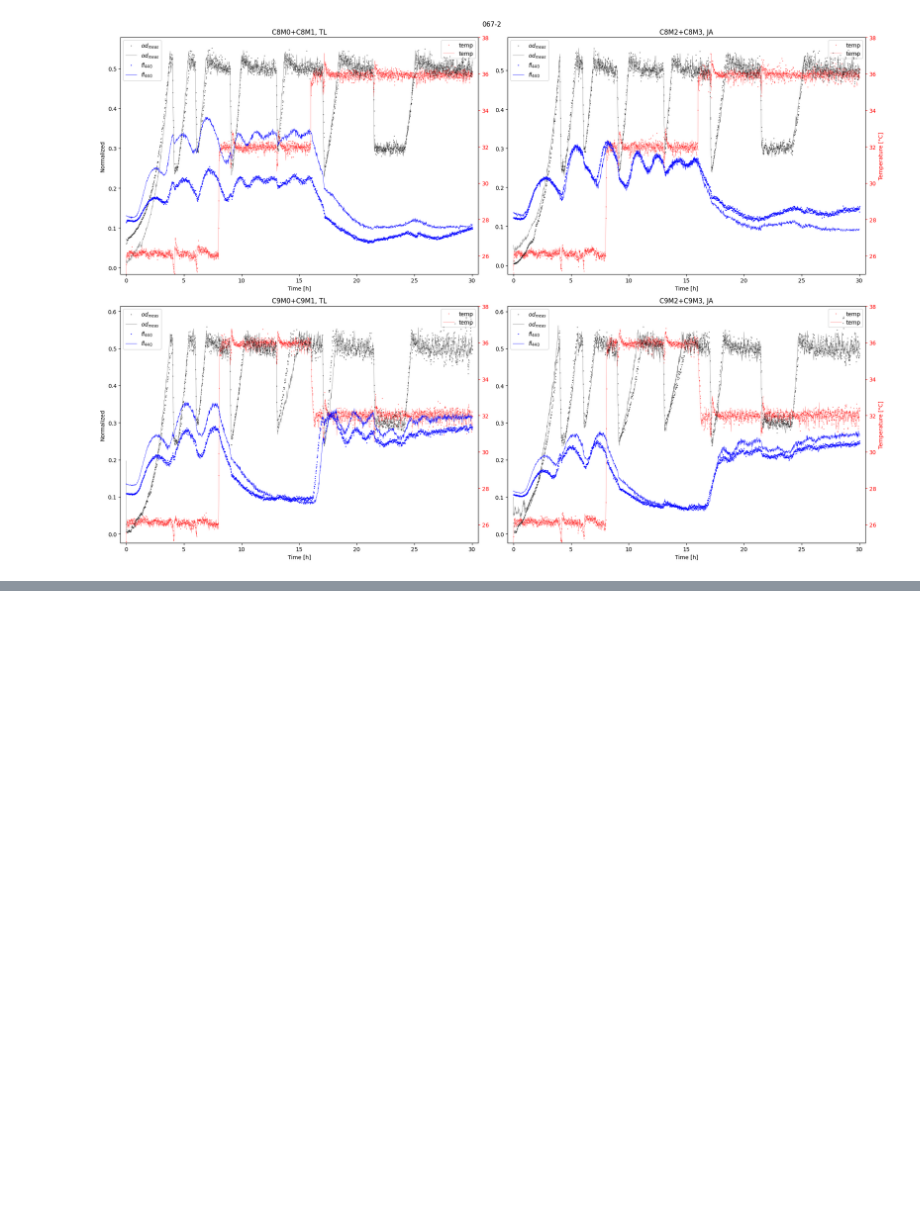
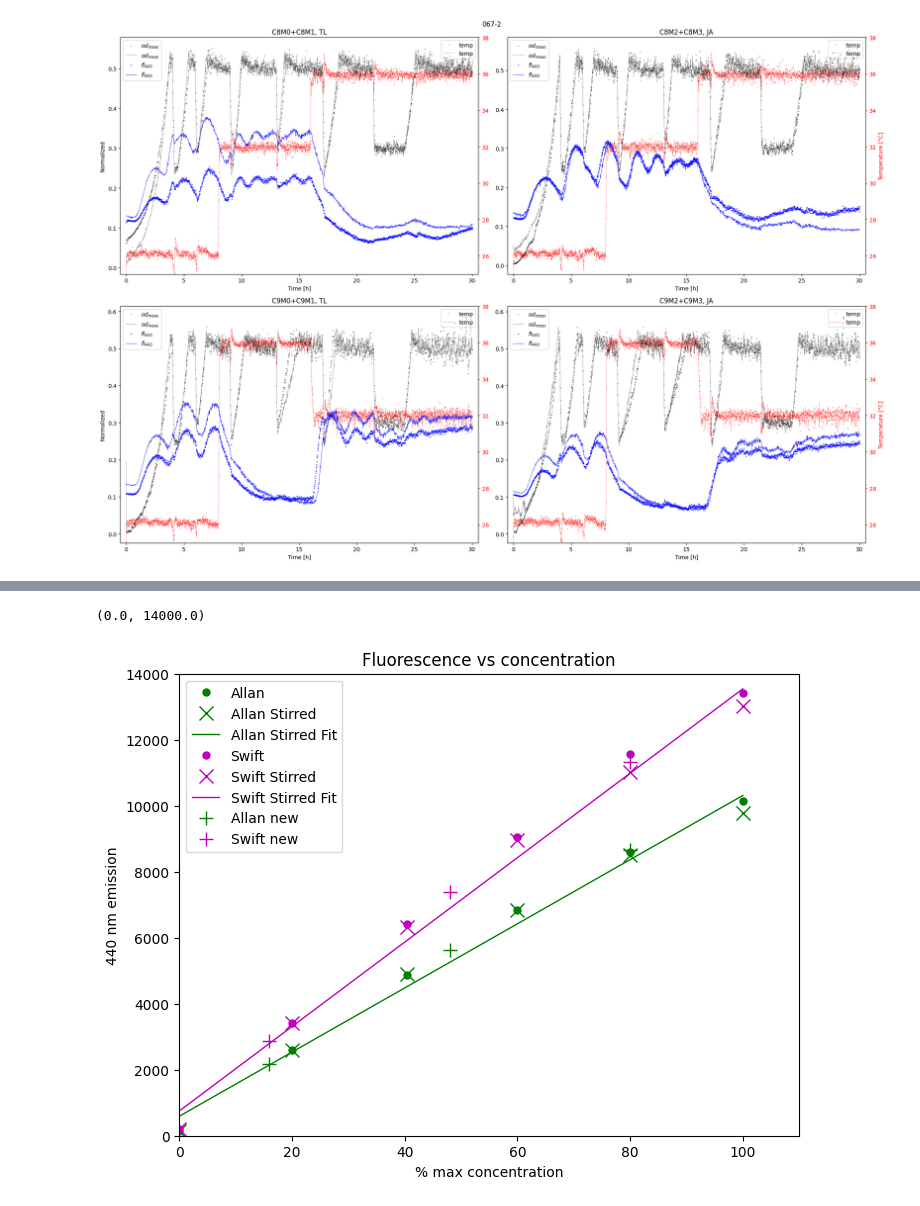
Before and after one commit to Janmorlock/PopEst, a Jupyter notebook: ScrapScript.ipynb, the cells around one changed output, grey strips where cells are left out. Saved outputs shown, nothing was run; the diff lists cells and outputs as text; code cells hidden in the pictures; blank space fills up the shorter version.

```diff
--- a/ScrapScript.ipynb
+++ b/ScrapScript.ipynb
@@ -320,0 +339,48 @@ IndexError: index 2303 is out of bounds for axis 0 with size 1801
+# %%
+import numpy as np
+import matplotlib.pyplot as plt
+import matplotlib
+
+# e = np.array([0.103*4263,0.080*3889,0.089*3960,0.082*3704,0.065*4482,0.102*3234,0.094*3599,0.095*4080,0.095*3614,0.106*3644,0.077*5116,0.087*4642,0.083*2387,0.076*1861,0.091*2072,0.098*4789])
+# p = np.array([0.236*5363,0.191*4847,0.209*4868,0.199*4258,0.163*5577,0.254*3839,0.228*4469,0.235*4722,0.212*4532,0.246*4565,0.177*6070,0.199*5747,0.168*5377,0.213*4434,0.191*5421,0.200*5919])
+x = [100,80,60,40.5,20,0]
+em440All = np.array([[10136,9786],[8598,8516],[6828,6825],[4862,4893],[2604,2593],[129,129]])
+em440Swi = np.array([[13430,13009],[11559,11022],[9039,8956],[6422,6321],[3403,3410],[208,208]])
+all_model = np.poly1d(np.polyfit(x, em440All[:,1], 1))
+swi_model = np.poly1d(np.polyfit(x, em440Swi[:,1], 1))
+gradient = np.round(all_model.coefficients, 5)
+swi_coefficients = np.round(swi_model.coefficients, 5)
+
+x_new = [80,48,16]
+
+em440All_new = np.array([[8648,8464],[5617,5511],[2184,2174]])
+clearAll_new = np.array([[58070,50633],[36277,32884],[13317,13255]])
+
+em440Swi_new = np.array([[11321,10945],[7393,7143],[2858,2876]])
+clearSwi_new = np.array([[65535,63847],[42554,39886],[14576,15091]])
+
+matplotlib.style.use('default')
+fig, ax = plt.subplots(1,1)
+fig.set_figheight(6)
+fig.set_figwidth(8)
+ax.plot(x,em440All[:,0],'.g',markersize = 10, label = 'Allan')
+ax.plot(x,em440All[:,1],'xg',markersize = 10, label = 'Allan Stirred')
+ax.plot(x,all_model(x),'g',lw=1, label = 'Allan Stirred Fit')
+ax.plot(x,em440Swi[:,0],'.m',markersize = 10, label = 'Swift')
+ax.plot(x,em440Swi[:,1],'xm',markersize = 10, label = 'Swift Stirred')
+ax.plot(x,swi_model(x),'m',lw=1, label = 'Swift Stirred Fit')
+
+ax.plot(x_new,em440All_new[:,0],'+g',markersize = 10, label = 'Allan new')
+ax.plot(x_new,em440Swi_new[:,0],'+m',markersize = 10, label = 'Swift new')
+# ax.plot(x_new,em440All_new[:,0]/clearAll_new[:,0],'og',markersize = 10, label = 'Allan em/clear')
+# ax.plot(x_new,em440Swi_new[:,0]/clearSwi_new[:,0],'om',markersize = 10, label = 'Swift em/clear')
+# x = ["Allan", "Swift"]
+ax.set_ylabel("440 nm emission")
+ax.set_xlabel("% max concentration")
+ax.set_title("Fluorescence vs concentration")
+ax.legend()
+ax.set_xlim([0,110])
+ax.set_ylim([0,14000])
+# %% [output]
+(0.0, 14000.0)
+[figure, added]
```
Also changed, not shown: parts of 6 cells of this notebook, 4 other files.
